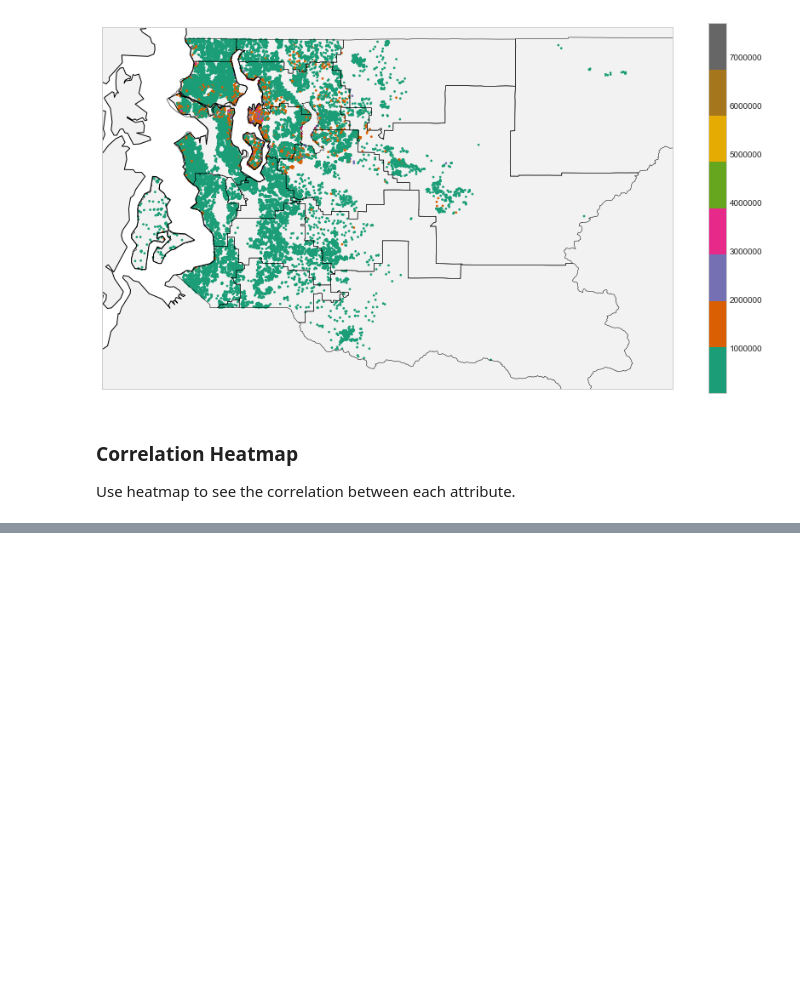
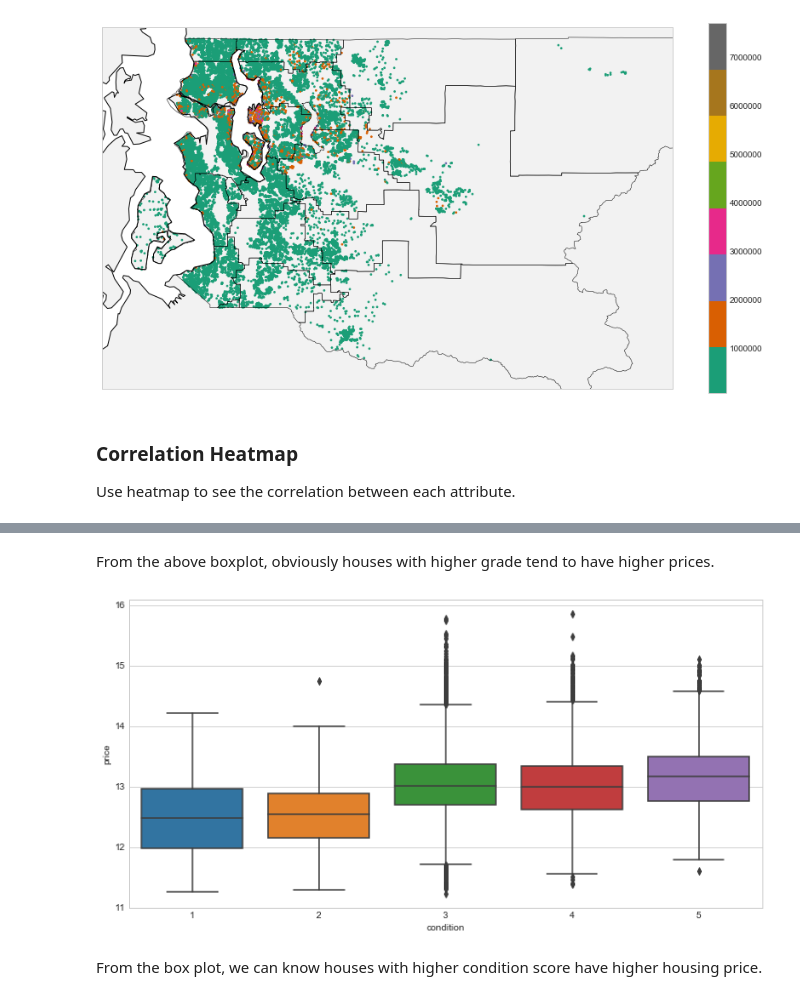
Before and after one commit to lianneYL/DataScience, a Jupyter notebook: Capstone_Project1/My_Project_Notebook.ipynb, the cells around one changed output, grey strips where cells are left out. Cells and saved outputs as stored; diff of their text form; code cells hidden in the pictures; blank space fills up the shorter version.

```diff
--- a/Capstone_Project1/My_Project_Notebook.ipynb
+++ b/Capstone_Project1/My_Project_Notebook.ipynb
@@ -356,0 +346,11 @@ df = df.loc[df['bathrooms'] != 0]
+# %% [markdown]
+From the above boxplot, obviously houses with higher grade tend to have higher prices.
+# %%
+#Box plot- condition & price
+fig = plt.figure(figsize = (12, 6))
+sns.boxplot(x = df.condition, y = np.log(df.price))
+plt.show()
+# %% [output]
+[figure, added]
+# %% [markdown]
+From the box plot, we can know houses with higher condition score have higher housing price.
```
Also changed, not shown: parts of 73 cells of this notebook.
